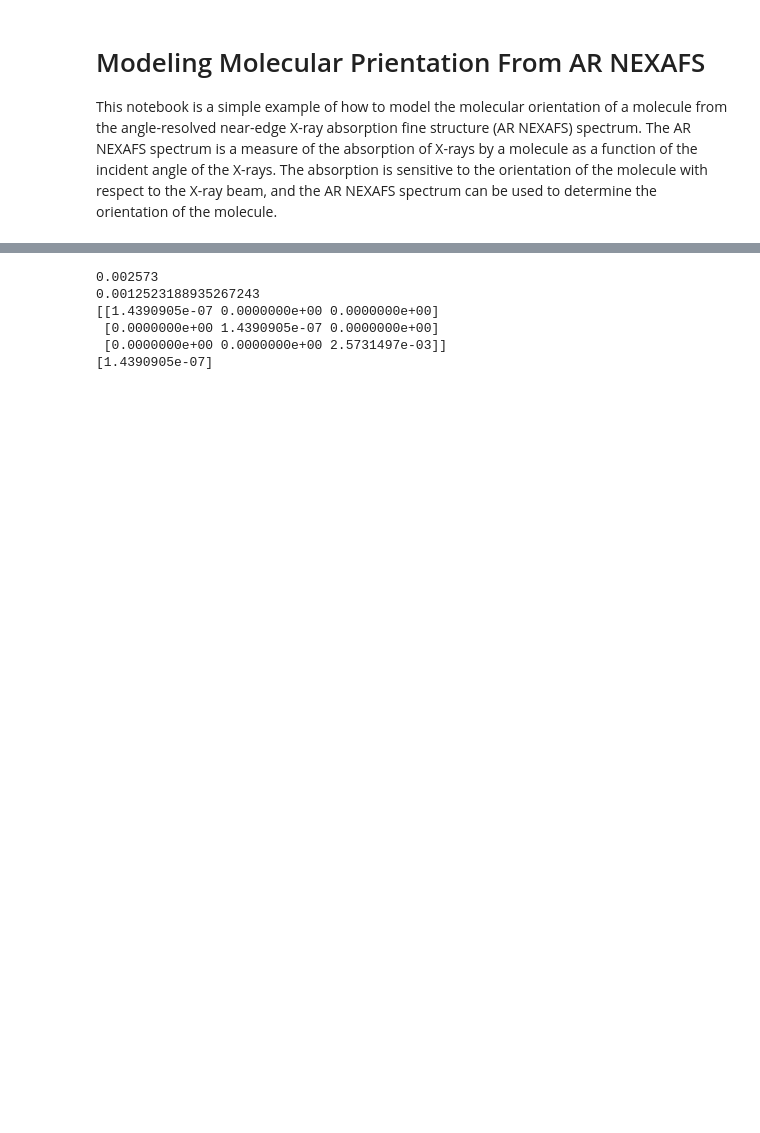
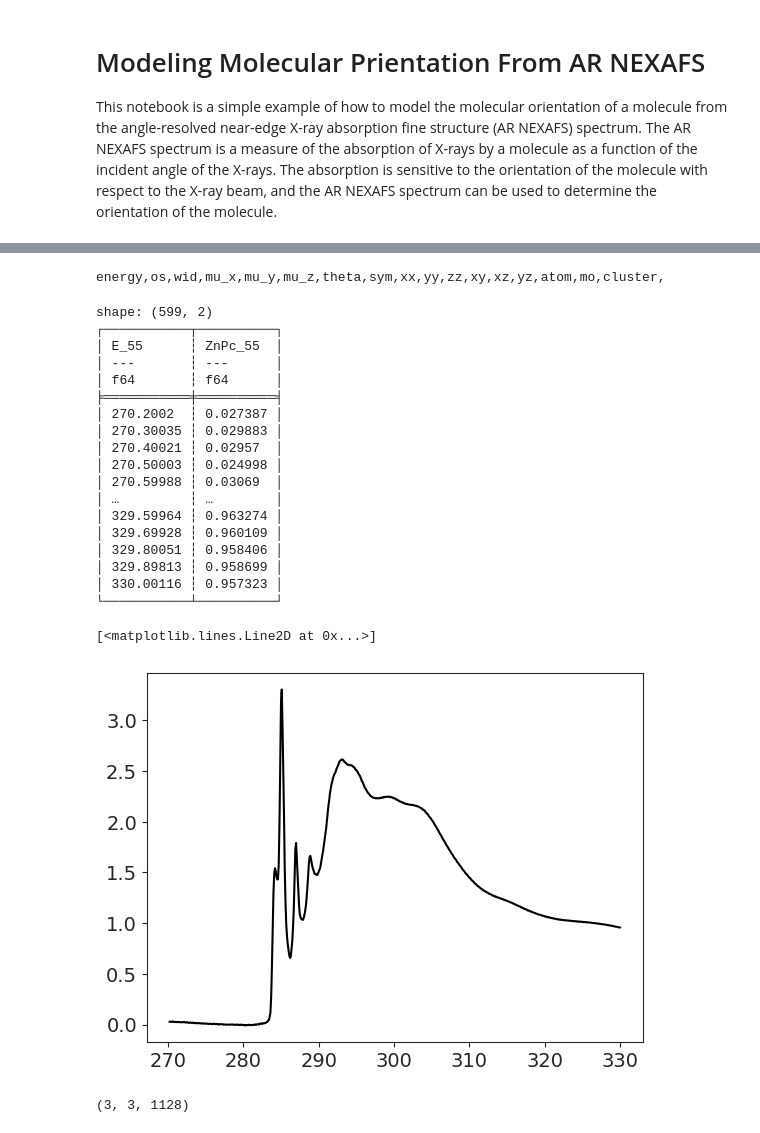
Before and after one commit to WSU-Carbon-Lab/xrr_notebooks, a Jupyter notebook: optical models/molecular_orentation.ipynb, the cells around one changed output, grey strips where cells are left out. Cells and saved outputs as stored; diff of their text form; code cells hidden in the pictures; blank space fills up the shorter version.

```diff
--- a/optical models/molecular_orentation.ipynb
+++ b/optical models/molecular_orentation.ipynb
@@ -88,3 +99,39 @@ shape: (5_745, 18)
+# %%
+_ = [print(col, end=",") for col in df.columns]
+# %% [output]
+energy,os,wid,mu_x,mu_y,mu_z,theta,sym,xx,yy,zz,xy,xz,yz,atom,mo,cluster,
+# %%
+import pandas as pd
+
+exp = pd.read_csv((params_path / "nexafs"))
+exp = pl.DataFrame(exp)
+exp = exp.drop(["eV_", "TotalSpec_NEXAFS"])
+# drop nulls
+exp = exp.filter(exp["E_55"].is_not_null())
+print(exp)
+
+plt.plot(exp["E_55"], exp["ZnPc_55"], label="Experiment", color="black")
+# %% [output]
+shape: (599, 2)
+┌───────────┬──────────┐
+│ E_55      ┆ ZnPc_55  │
+│ ---       ┆ ---      │
+│ f64       ┆ f64      │
+╞═══════════╪══════════╡
+│ 270.2002  ┆ 0.027387 │
+│ 270.30035 ┆ 0.029883 │
+│ 270.40021 ┆ 0.02957  │
+│ 270.50003 ┆ 0.024998 │
+│ 270.59988 ┆ 0.03069  │
+│ …         ┆ …        │
+│ 329.59964 ┆ 0.963274 │
+│ 329.69928 ┆ 0.960109 │
+│ 329.80051 ┆ 0.958406 │
+│ 329.89813 ┆ 0.958699 │
+│ 330.00116 ┆ 0.957323 │
+└───────────┴──────────┘
+[<matplotlib.lines.Line2D at 0x...>]
+[figure, added]
 # %%
 # calculate the mass absorbance from the tdm components and energy widths
 import numpy as np
@@ -124,15 +171,15 @@ def rot(x: float, y: float, z: float):
 
 def mass_absorbance(mu: np.ndarray, theta: float, phi: float, alpha: float = 0):
     # Average the mass absorbance over all directions
-    # mu_avg = (
-    #     mu
-    #     + rot(0, 0, np.pi / 2).T @ mu @ rot(0, 0, np.pi / 2)
-    #     + rot(0, 0, np.pi).T @ mu @ rot(0, 0, np.pi)
-    #     + rot(0, 0, 2 * np.pi / 2).T @ mu @ rot(0, 0, 2 * np.pi / 2)
-    # ) / 4
+    mu_avg = (
+        mu
+        + rot(0, 0, np.pi / 2).T @ mu @ rot(0, 0, np.pi / 2)
+        + rot(0, 0, np.pi).T @ mu @ rot(0, 0, np.pi)
+        + rot(0, 0, 2 * np.pi / 2).T @ mu @ rot(0, 0, 2 * np.pi / 2)
+    ) / 4
 
     # Tilt the molecule by alpha
-    # mu = rot(0, 0, alpha).T @ mu_avg @ rot(0, 0, alpha)
+    mu = rot(0, 0, alpha).T @ mu_avg @ rot(0, 0, alpha)
     return (e_field(theta, phi).T @ mu @ e_field(theta, phi))[0, 0]
 
 
@@ -144,26 +191,10 @@ def tdm_matrix(df: pl.DataFrame):
             [df["xz"], df["yz"], df["zz"]],
         ]
     )
-    print(df["os"][0])
-    print(
-        2
-        / 3
-        * df["energy"][0]
-        * (df["xx"][0] ** 2 + df["yy"][0] ** 2 + df["zz"][0] ** 2)
-    )
     return mu
-
-
-mu = tdm_matrix(df)[:, :, 0]
-print(mu)
-ma = mass_absorbance([mu], np.pi / 2, 0, 0)
-print(ma)
-# %% [output]
-0.002573
-0.0012523188935267243
-[[1.4390905e-07 0.0000000e+00 0.0000000e+00]
- [0.0000000e+00 1.4390905e-07 0.0000000e+00]
- [0.0000000e+00 0.0000000e+00 2.5731497e-03]]
-[1.4390905e-07]
+# %%
+tdm_matrix(df).shape
+# %% [output]
+(3, 3, 1128)
 # %%
 import matplotlib.pyplot as plt
```
Also changed, not shown: parts of 11 cells of this notebook, 25 other files.
